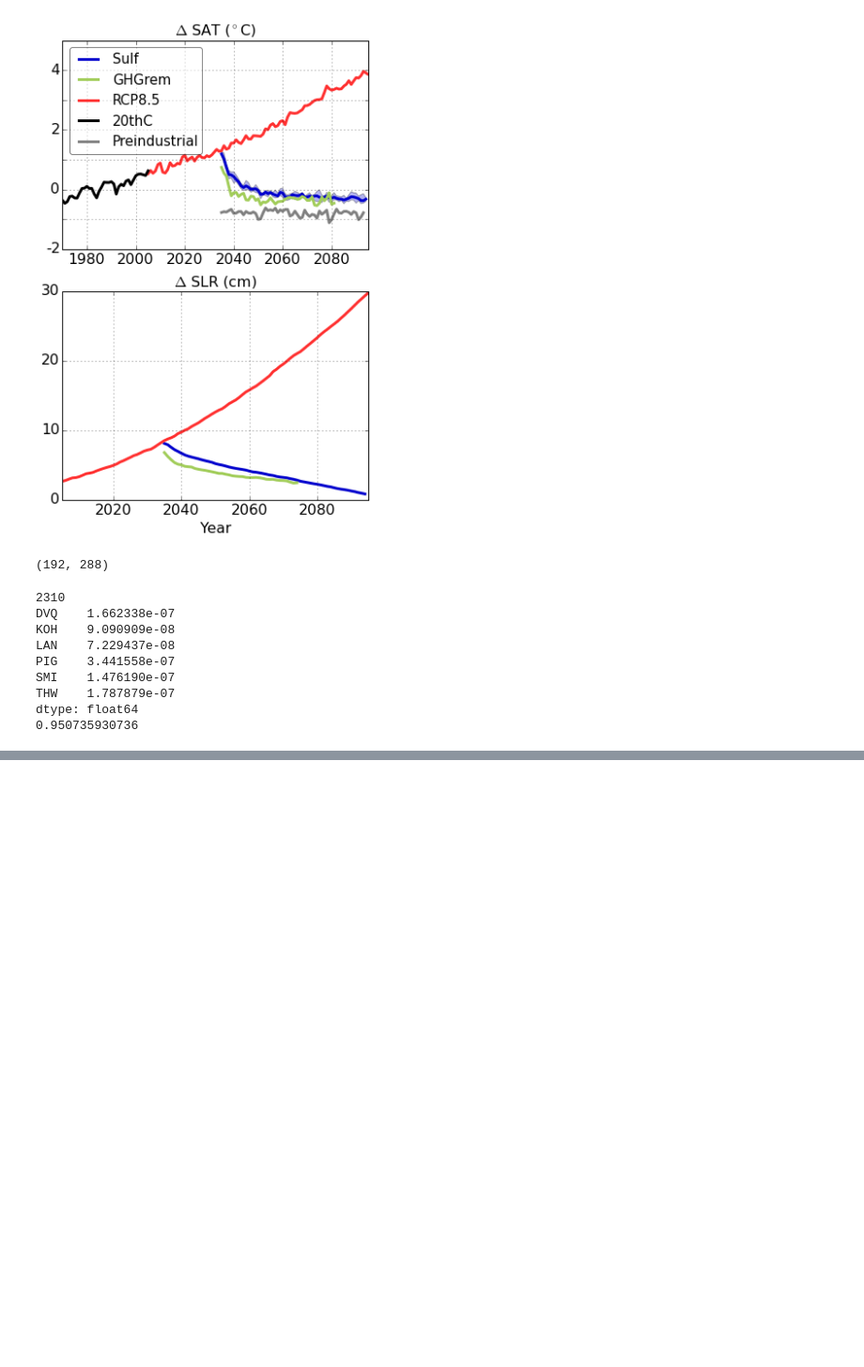
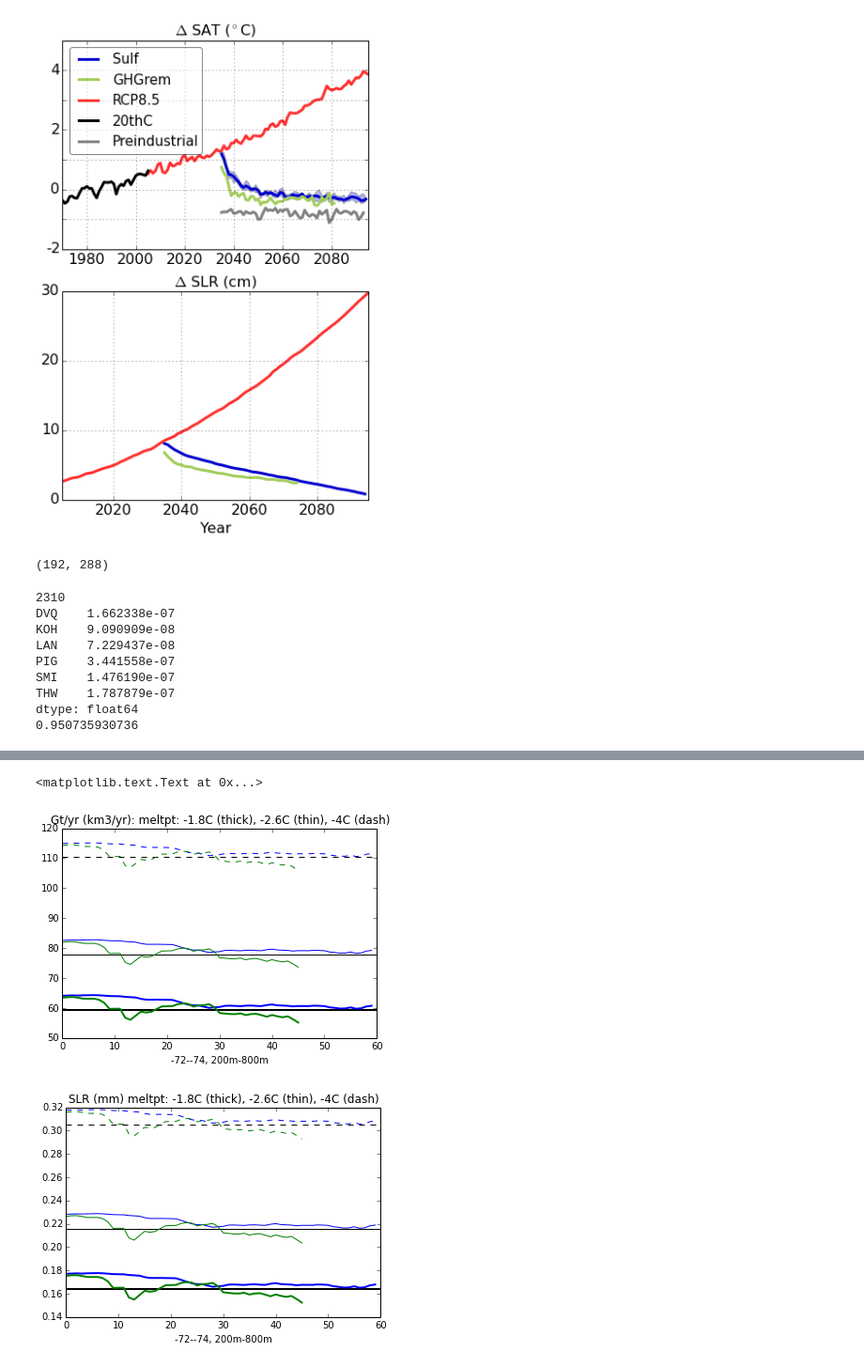
Before and after one commit to kemccusker/pyscripts, a Jupyter notebook: notebooks/ccsm4_geotimescalesfigs.ipynb, the cells around one changed output, grey strips where cells are left out. Shown at 94% size. Drawn from its saved outputs; the diff is of its cells as text; code cells hidden in the pictures; blank space fills up the shorter version.

Commit message:
Add SLR anomaly from melt point and anomaly from 20thC

```diff
--- a/notebooks/ccsm4_geotimescalesfigs.ipynb
+++ b/notebooks/ccsm4_geotimescalesfigs.ipynb
@@ -600,0 +693,78 @@ plt.title('SLR (mm)')
+# %%
+# Calc as anomaly from melt point:
+mpstd=-1.8 # melt point of seawater (not considering pressure)
+mpa=-2.6 # range from Rignot 2002
+mpb=-4   # range from Rignot 2002
+
+# std melt point
+basalmstdc=(avgc-mpstd)*10
+volstdc = basalmstdc*totisa
+
+basalmstd1=(avg1-mpstd)*10 # C * m/yr
+volstd1 = basalmstd1*totisa # m3/yr (or tonne/yr or 1000kg/yr)
+basalmstd2=(avg2-mpstd)*10 # C * m/yr
+volstd2 = basalmstd2*totisa
+# warm end of range
+basalmac=(avgc-mpa)*10 # C * m/yr
+volac = basalmac*totisa
+
+basalma1=(avg1-mpa)*10 # C * m/yr
+vola1 = basalma1*totisa
+basalma2=(avg2-mpa)*10 # C * m/yr
+vola2 = basalma2*totisa
+# cold end of range
+basalmbc=(avgc-mpb)*10 # C * m/yr
+volbc = basalmbc*totisa
+
+basalmb1=(avg1-mpb)*10 # C * m/yr
+volb1 = basalmb1*totisa
+basalmb2=(avg2-mpb)*10 # C * m/yr
+volb2 = basalmb2*totisa
+
+SLRstd1=volstd1/1e9 / ocnsa # km
+SLRstd2=volstd2/1e9 / ocnsa # km
+
+SLRa1=vola1/1e9 / ocnsa # km
+SLRa2=vola2/1e9 / ocnsa # km
+SLRb1=volb1/1e9 / ocnsa # km
+SLRb2=volb2/1e9 / ocnsa # km
+
+# control SLR
+SLRstdc=volstdc/1e9/ocnsa
+SLRac=volac/1e9/ocnsa
+SLRbc=volbc/1e9/ocnsa
+
+
+
+plt.figure()
+plt.axhline(volstdc/1e9,color='k',linewidth=2)
+plt.plot(volstd1/1e9,'b',linewidth=2)
+plt.plot(volstd2/1e9,'g',linewidth=2)
+plt.axhline(volac/1e9,color='k',linewidth=1)
+plt.plot(vola1/1e9,'b',linewidth=1)
+plt.plot(vola2/1e9,'g',linewidth=1)
+plt.axhline(volbc/1e9,color='k',linewidth=1,linestyle='--')
+plt.plot(volb1/1e9,'b',linewidth=1,linestyle='--')
+plt.plot(volb2/1e9,'g',linewidth=1,linestyle='--')
+plt.title('Gt/yr (km3/yr): meltpt: -1.8C (thick), -2.6C (thin), -4C (dash)')
+plt.xlabel(str(Nlim) + '-' + str(Slim) +', ' + str(UB/100) + 'm-' + str(LB/100)+'m')
+
+
+
+kmtomm=1000000
+plt.figure()
+plt.axhline(SLRstdc*kmtomm,color='k',linewidth=2)
+plt.plot(SLRstd1*kmtomm,'b',linewidth=2)
+plt.plot(SLRstd2*kmtomm,'g',linewidth=2)
+plt.axhline(SLRac*kmtomm,color='k',linewidth=1)
+plt.plot(SLRa1*kmtomm,'b',linewidth=1)
+plt.plot(SLRa2*kmtomm,'g',linewidth=1)
+plt.axhline(SLRbc*kmtomm,color='k',linewidth=1,linestyle='--')
+plt.plot(SLRb1*kmtomm,'b',linewidth=1,linestyle='--')
+plt.plot(SLRb2*kmtomm,'g',linewidth=1,linestyle='--')
+plt.title('SLR (mm) meltpt: -1.8C (thick), -2.6C (thin), -4C (dash)')
+plt.xlabel(str(Nlim) + '-' + str(Slim) +', ' + str(UB/100) + 'm-' + str(LB/100)+'m')
+# %% [output]
+<matplotlib.text.Text at 0x...>
+[figure, added]
+[figure, added]
```
Also changed, not shown: parts of 7 cells of this notebook.
